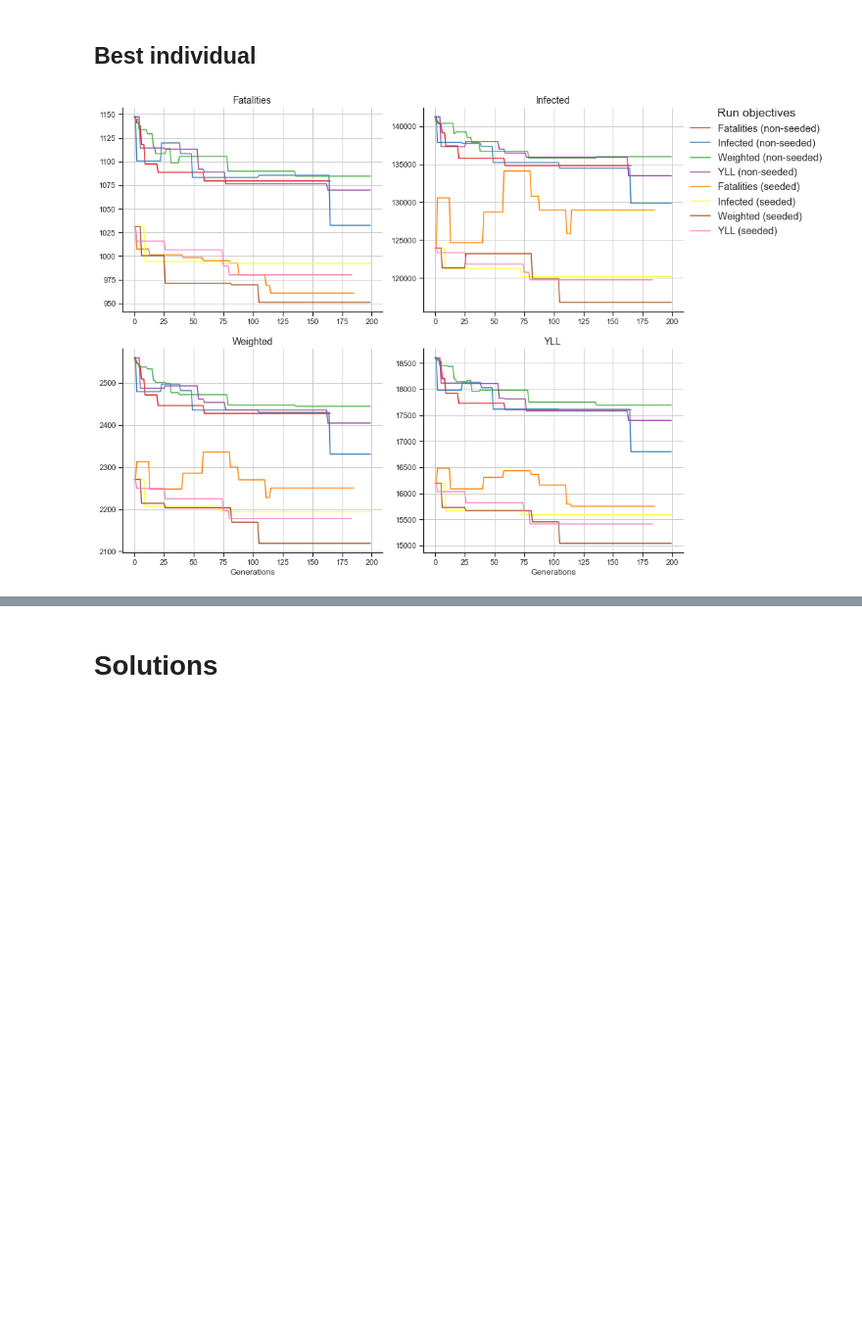
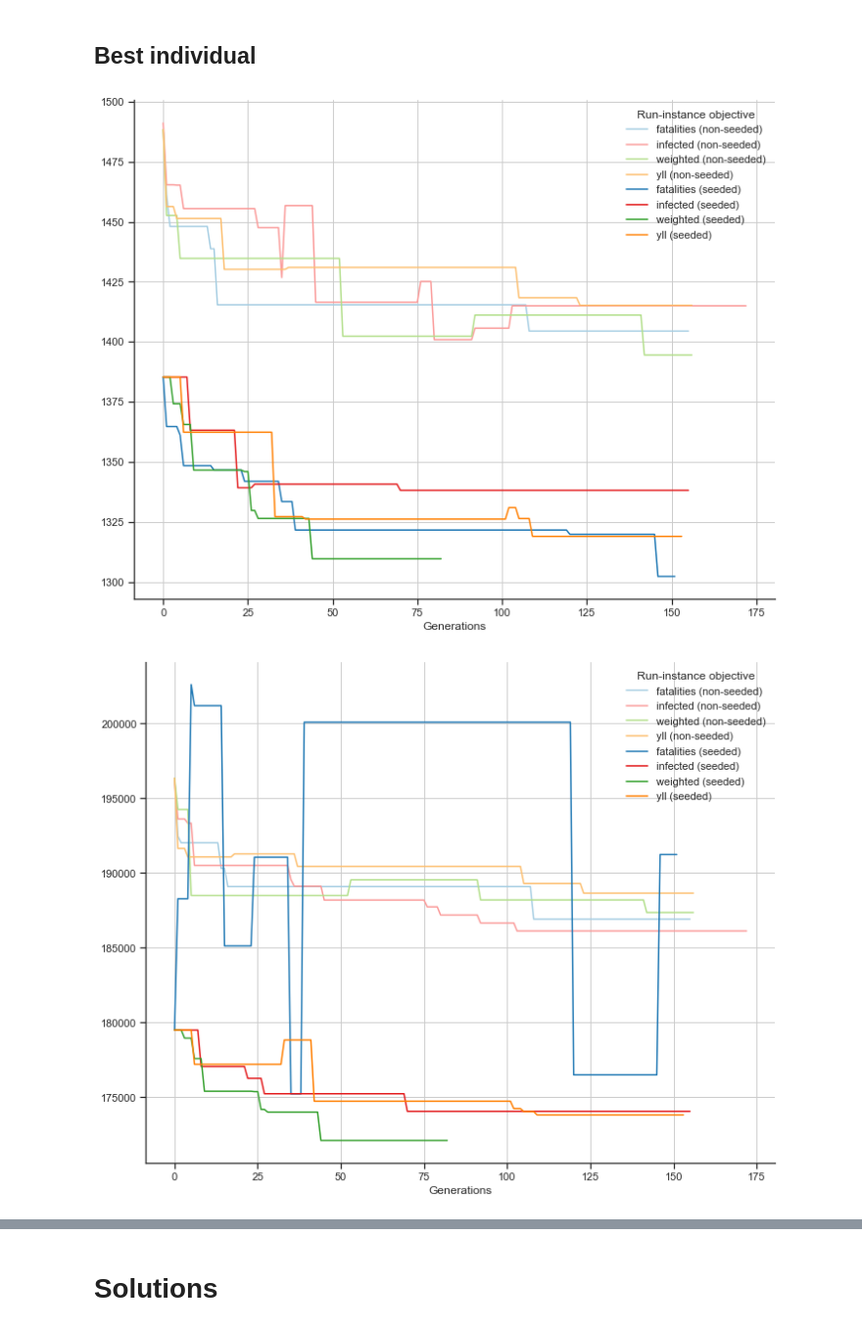
Before and after one commit to bendiknordeng/Epidemiologic-Strategies, a Jupyter notebook: notebooks/computational_study_ga.ipynb, the cells around one changed output, grey strips where cells are left out. Shown at 98% size. Saved outputs shown, nothing was run; the diff lists cells and outputs as text; code cells hidden in the pictures; blank space fills up the shorter version.

```diff
--- a/notebooks/computational_study_ga.ipynb
+++ b/notebooks/computational_study_ga.ipynb
@@ -20,23 +20,24 @@ policies = ("No vaccines", "Population-based", "Infected-based", "Age-based", "C
 renamer = {"deaths": "Fatalities", "infected": "Infected", "weighted": "Weighted", "yll": "YLL", "fatalities": "Fatalities", "YLL": "YLL", "fatalities (seeded)": "Fatalities (seeded)", "fatalities (non-seeded)": "Fatalities (non-seeded)", "deaths (seeded)": "Fatalities (seeded)", "deaths (non-seeded)": "Fatalities (non-seeded)", "infected (seeded)": "Infected (seeded)", "infected (non-seeded)": "Infected (non-seeded)", "weighted (seeded)": "Weighted (seeded)", "weighted (non-seeded)": "Weighted (non-seeded)", "yll (seeded)": "YLL (seeded)", "YLL (seeded)": "YLL (seeded)", "yll (non-seeded)": "YLL (non-seeded)", "YLL (non-seeded)": "YLL (non-seeded)"}
 paired = sns.color_palette("Paired")
 run_colors = {
-    "deaths (non-seeded)": paired[0],
+    "fatalities (non-seeded)": paired[0],
     "infected (non-seeded)": paired[4],
     "weighted (non-seeded)": paired[2],
     "yll (non-seeded)": paired[6],
-    "deaths (seeded)": paired[1],
+    "fatalities (seeded)": paired[1],
     "infected (seeded)": paired[5],
     "weighted (seeded)": paired[3],
     "yll (seeded)": paired[7]
 }
 tab10 = sns.color_palette("tab10")
 objective_colors = {
-    "deaths": tab10[0],
+    "fatalities": tab10[0],
     "infected": tab10[3],
     "weighted": tab10[2],
     "yll": tab10[1]
 }
 policy_colors = sns.color_palette("Set1")
+sns.set_style('ticks')
 # %%
 def read_all_results(dir_path):
     paths = os.listdir(dir_path)
@@ -55,7 +56,7 @@ def read_all_results(dir_path):
 # %%
 dir_path = "../results/ga/"
 runs = read_all_results(dir_path)
-run_info = pd.DataFrame(runs).T.reset_index().sort_values(["seeded", "index"]).rename({"index": "run_name"}, axis=1).set_index(pd.Index(np.arange(8)))
+run_info = pd.DataFrame(runs).T.reset_index().sort_values(["seeded", "index"]).rename({"index": "run_name"}, axis=1).set_index(np.arange(8))
 run_names = list(run_info['run_name'])
 run_info
 # %% [output]
@@ -129,7 +127,7 @@ def get_best_individual_results(run_name):
     best_individual_scores = {gen: {"individual": None,"deaths":None, "infected":None, "weighted":None, "yll": None}for gen in range(len(best_individuals))}
     for i, individual in enumerate(best_individuals):
         best_individual_scores[i]["individual"] = individual
-        for obj in ["deaths", "infected", "weighted", "yll"]:
+        for obj in ["fatalities", "infected", "weighted", "yll"]:
             best_individual_scores[i][obj] = np.mean(final_scores[run_name][i][individual.ID][obj])
     results = pd.DataFrame(dict(best_individual_scores)).T
     results.index.rename("generation", inplace=True)
@@ -141,24 +139,19 @@ for run_name in run_names:
 # %%
 max_generations = 200
 sns.set(font_scale=1)
 sns.set_style('ticks')
-fig, axs = plt.subplots(ncols=2,nrows=2,figsize=(15,10))
-for i, main_objective in enumerate(["deaths", "infected", "weighted", "yll"]):
-    ax = axs[i//2][i%2]
-    for j, run in enumerate(gen_means):
-        best_individual_results[run][main_objective][:max_generations].plot(label=renamer[run], color=colors[j], ax=ax)
+for i, main_objective in enumerate(["fatalities", "infected", "weighted", "yll"]):
+    fig, ax = plt.subplots(figsize=(10,8))
+    for run in gen_means:
+        best_individual_results[run][main_objective][:max_generations].plot(label=run, color=run_colors[run], ax=ax)
     ax.spines['right'].set_visible(False)
     ax.spines['top'].set_visible(False)
     ax.grid()
-    if i > 1:
-        ax.set_xlabel("Generations", fontsize=12)
-    else:
-        ax.set_xlabel("")
-    ax.set_title(renamer[main_objective], fontsize=14)
-plt.legend(bbox_to_anchor=(1.57, 2.22), fontsize='large', title="Run objectives", title_fontsize='x-large')
-plt.tight_layout()
-plt.subplots_adjust(hspace=0.18)
-plt.savefig("../plots/GA/best_individuals_score.png", dpi=200)
-plt.show()
+    ax.set_xlabel("Generations", fontsize=12)
+    ax.legend(title="Run-instance objective", loc=1)
+    plt.tight_layout()
+    plt.savefig(f"../plots/GA/best_individual_{main_objective}.png", dpi=200)
+    plt.show()
 # %% [output]
-[figure, old version]
+[figure, new version]
+[figure, added]
```
Also changed, not shown: parts of 11 cells of this notebook, 11 other files.
